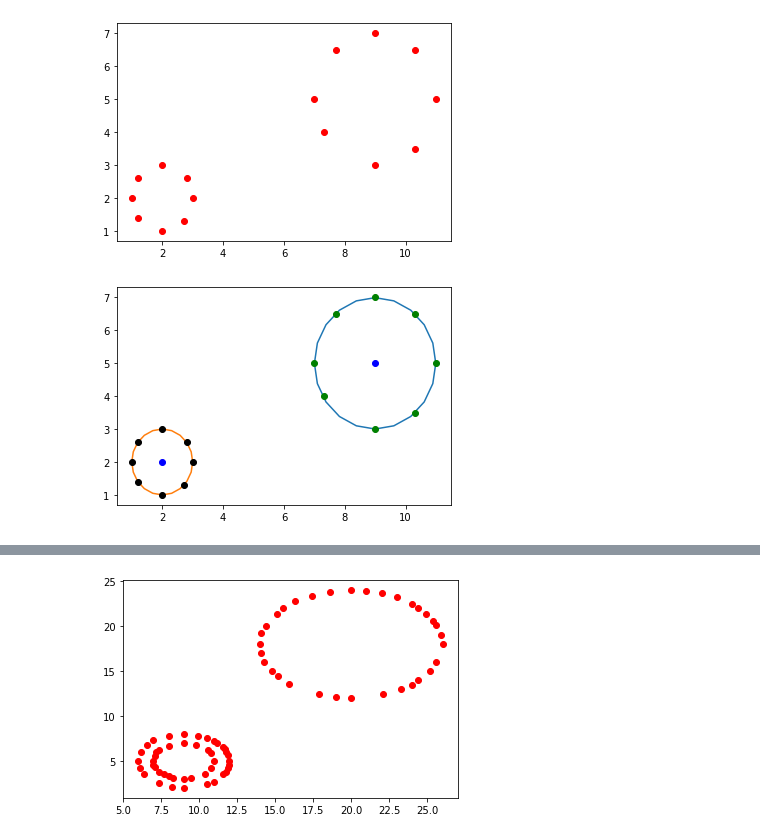
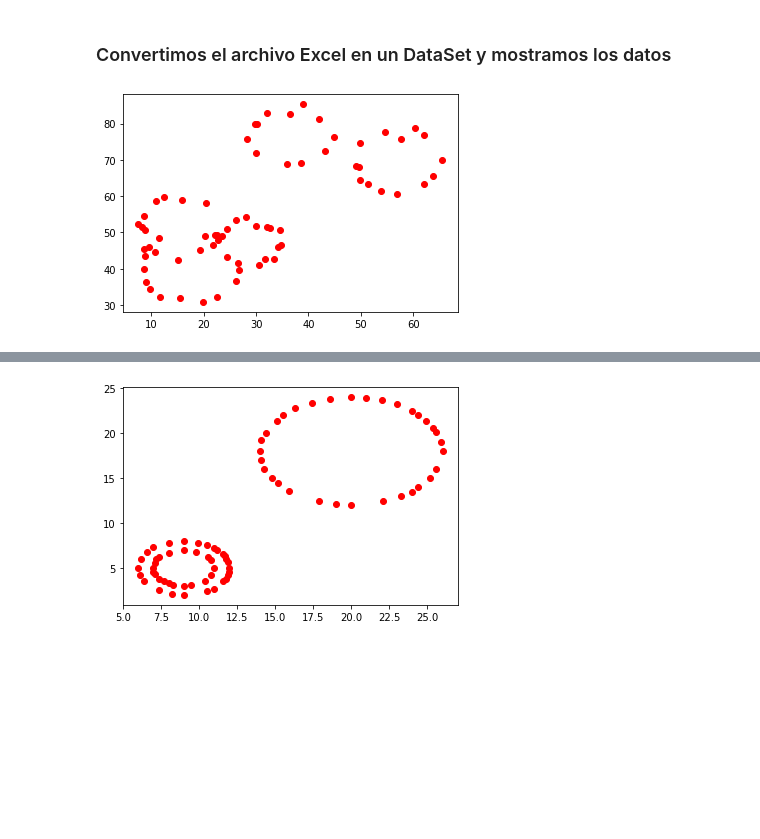
Before and after one commit to ClusteringIA/Clustering, a Jupyter notebook: IA CLEAN.ipynb, the cells around one changed output, grey strips where cells are left out. Cells and saved outputs as stored; diff of their text form; code cells hidden in the pictures; blank space fills up the shorter version.

```diff
--- a/IA CLEAN.ipynb
+++ b/IA CLEAN.ipynb
@@ -690,7 +738,6 @@ canvas.drawData()
 # %%
-#Canvas to DataSet
-file_path = r"Data/canvas_export.csv"
+file_path_ex = r"Datos/canvas_export.csv"
 headers = ['Coord X','Coord Y', 'Circulo']
 df = pd.DataFrame(canvas.points, columns= headers)
 df = df.sample(frac=1)
-df.to_csv(file_path, columns=headers, index=False, encoding="utf8")
+df.to_csv(file_path_ex, columns=headers, index=False, encoding="utf8")
@@ -717,20 +744,7 @@ a.animate()
-# %%
-#Datos de Prueba de Agustín Nuñez
-
-file_path = r"C:\Users\enri8\Desktop\Universidad\IA\Proyecto\Clustering\Datos\datos_prueba_1.csv"
-
-#Canvas Data as Data Set
-setData = DataSet(file_path)
-setData.drawData('ro')
-# %% [output]
-[figure, removed]
-# %%
-cs = ClusteringSolver(file_path,2)
-
-final_clusters,final_threshold,anim = cs.learn(1,1,5,'c')
-#final_clusters,final_threshold = cs.learn_it(2,10,'b')
-
-sol = Solution(final_clusters,final_threshold)
-sol.drawSolution(0.9)
-# %% [output]
-[figure, removed]
+# %% [markdown]
+### Convertimos el archivo Excel en un DataSet y mostramos los datos
+# %%
+setData = DataSet(file_path_ex)
+setData.drawData('ro')
+# %% [output]
+[figure, added]
```
Also changed, not shown: parts of 30 cells of this notebook, 1 other file.
